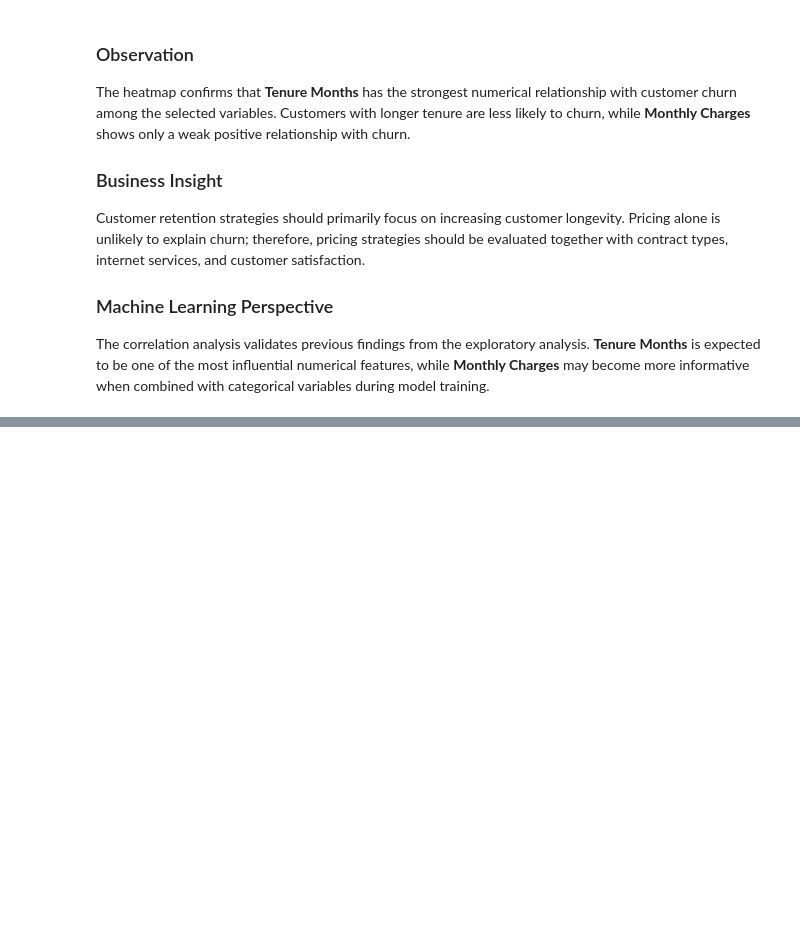
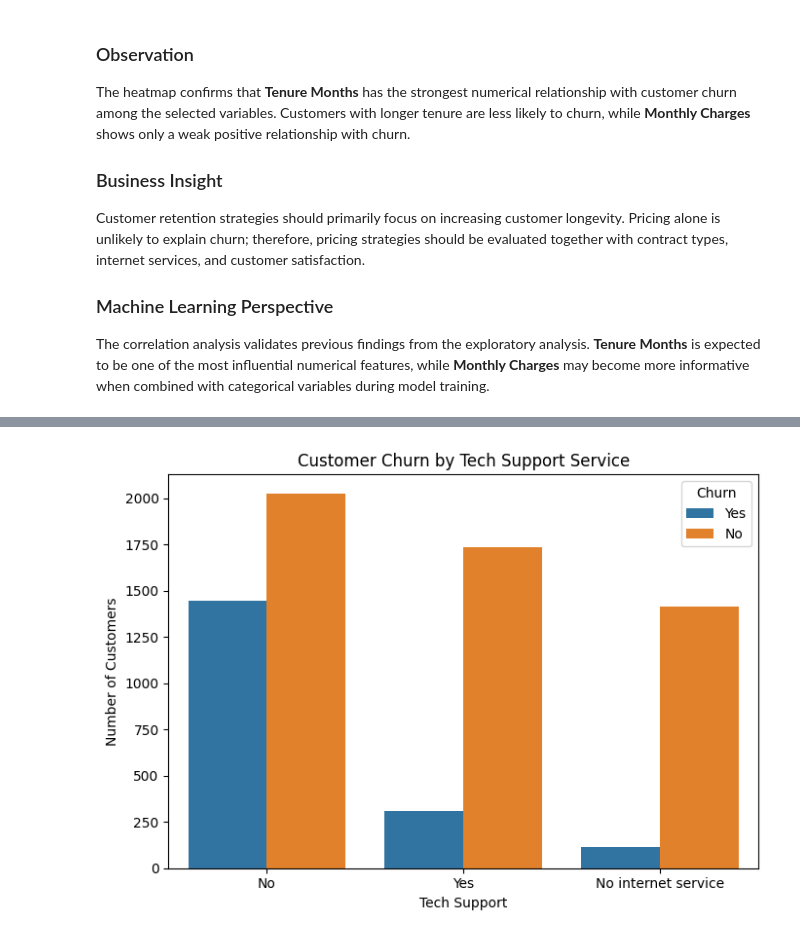
Before and after one commit to yarenyavuz/telecom-customer-retention-intelligence-platform, a Jupyter notebook: notebooks/02_exploratory_data_analysis.ipynb, the cells around one changed output, grey strips where cells are left out. Drawn from its saved outputs; the diff is of its cells as text; code cells hidden in the pictures; blank space fills up the shorter version.

```diff
--- a/notebooks/02_exploratory_data_analysis.ipynb
+++ b/notebooks/02_exploratory_data_analysis.ipynb
@@ -183,0 +364,19 @@ The correlation analysis validates previous findings from the exploratory analys
+# %%
+plt.figure(figsize=(7,5))
+
+sns.countplot(
+    data=df,
+    x="Tech Support",
+    hue="Churn Label"
+)
+
+plt.title("Customer Churn by Tech Support Service")
+plt.xlabel("Tech Support")
+plt.ylabel("Number of Customers")
+
+plt.legend(title="Churn")
+plt.tight_layout()
+
+plt.show()
+# %% [output]
+[figure, added]
```
Also changed, not shown: parts of 26 cells of this notebook.
